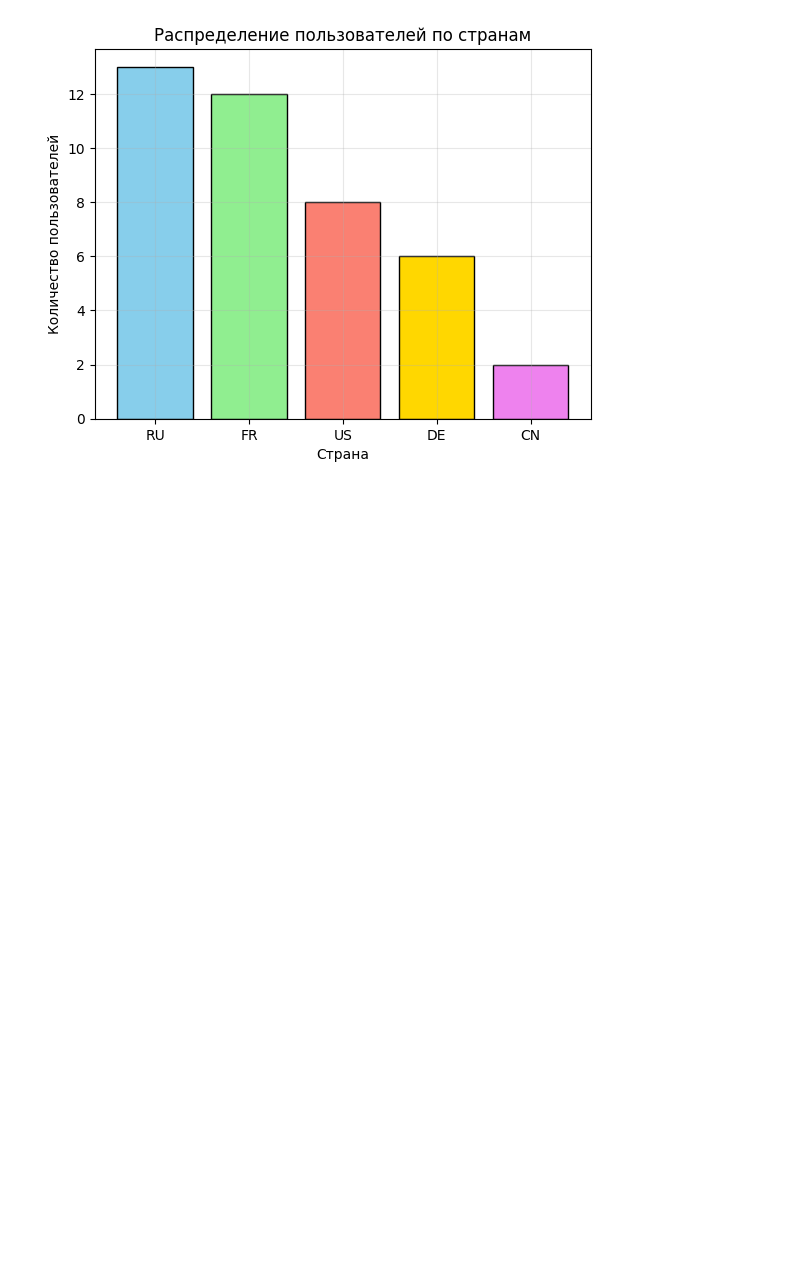
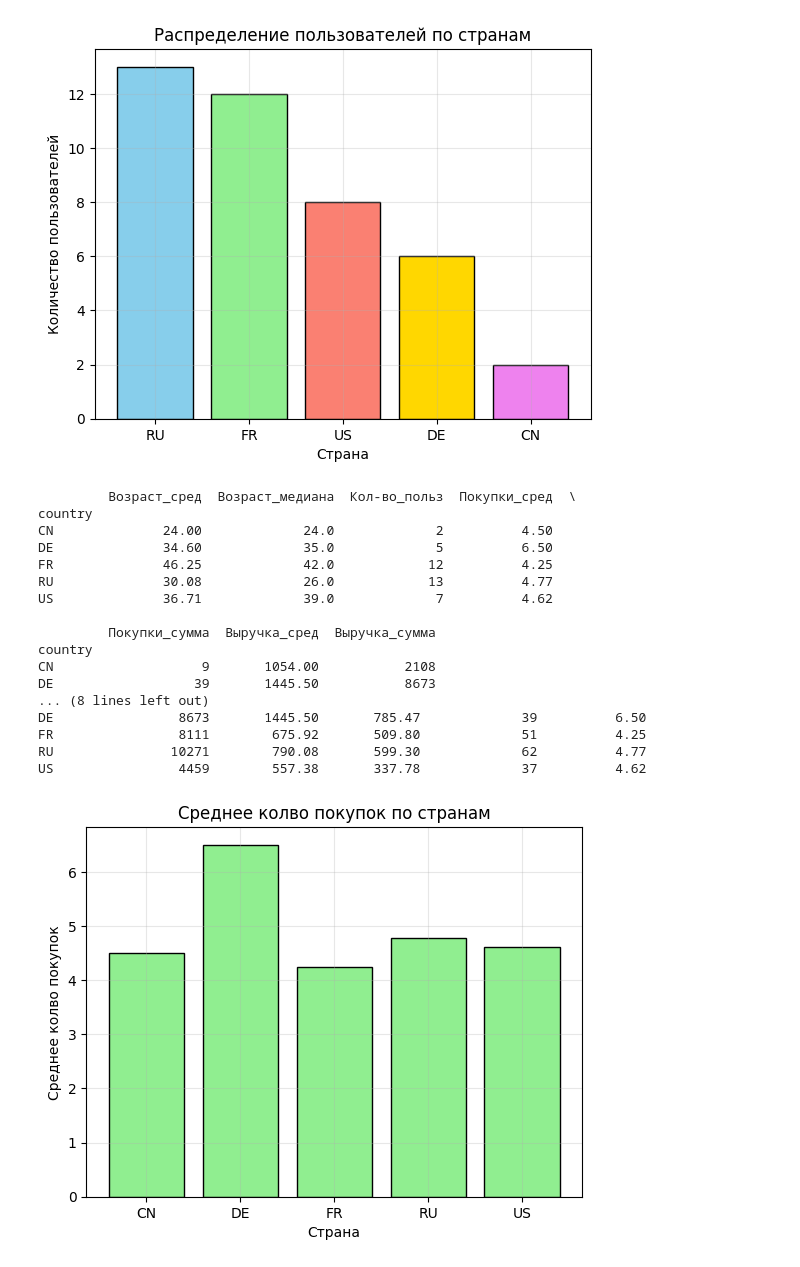
Before and after one commit to Pin228666/eshkere, a Jupyter notebook: homeworks/HW02/HW02.ipynb, the cells around one changed output. Cells and saved outputs as stored; diff of their text form; code cells hidden in the pictures; blank space fills up the shorter version.

```diff
--- a/homeworks/HW02/HW02.ipynb
+++ b/homeworks/HW02/HW02.ipynb
@@ -123,3 +124,52 @@ US                8    19.51
 DE                6    14.63
 CN                2     4.88
 [figure]
+# %%
+#groupby
+grouped = data.groupby('country').agg({
+    'age': ['mean', 'median', 'count'],
+    'purchases': ['mean', 'sum'],
+    'revenue': ['mean', 'sum']
+}).round(2)
+
+# Переименовываем столбцы для лучшей читаемости
+grouped.columns = ['Возраст_сред', 'Возраст_медиана', 'Кол-во_польз',
+                        'Покупки_сред', 'Покупки_сумма',
+                        'Выручка_сред', 'Выручка_сумма']
+print(grouped)
+
+#Анализ выручки и покупок по странам
+print("\n2.2 Анализ выручки и покупок по странам:")
+revenue_country = data.groupby('country').agg({'revenue': ['sum', 'mean', 'std'],'purchases': ['sum', 'mean']}).round(2)
+revenue_country.columns = ['Выручка_сумма', 'Выручка_сред', 'Выручка_стд','Покупки_сумма', 'Покупки_сред']
+print(revenue_country)
+
+
+#график ср покупок
+plt.bar(grouped_stats.index, grouped_stats['Покупки_сред'],
+               color='lightgreen', edgecolor='black')
+plt.xlabel('Страна')
+plt.ylabel('Среднее колво покупок')
+plt.title('Среднее колво покупок по странам')
+plt.grid(True, alpha=0.3)
+
+plt.show()
+# %% [output]
+         Возраст_сред  Возраст_медиана  Кол-во_польз  Покупки_сред  \
+country
+CN              24.00             24.0             2          4.50
+DE              34.60             35.0             5          6.50
+FR              46.25             42.0            12          4.25
+RU              30.08             26.0            13          4.77
+US              36.71             39.0             7          4.62
+
+         Покупки_сумма  Выручка_сред  Выручка_сумма
+country
+CN                   9       1054.00           2108
+DE                  39       1445.50           8673
+... (8 lines left out)
+DE                8673       1445.50       785.47             39          6.50
+FR                8111        675.92       509.80             51          4.25
+RU               10271        790.08       599.30             62          4.77
+US                4459        557.38       337.78             37          4.62
+[figure, added]
```
Also changed, not shown: parts of 1 cell of this notebook.
